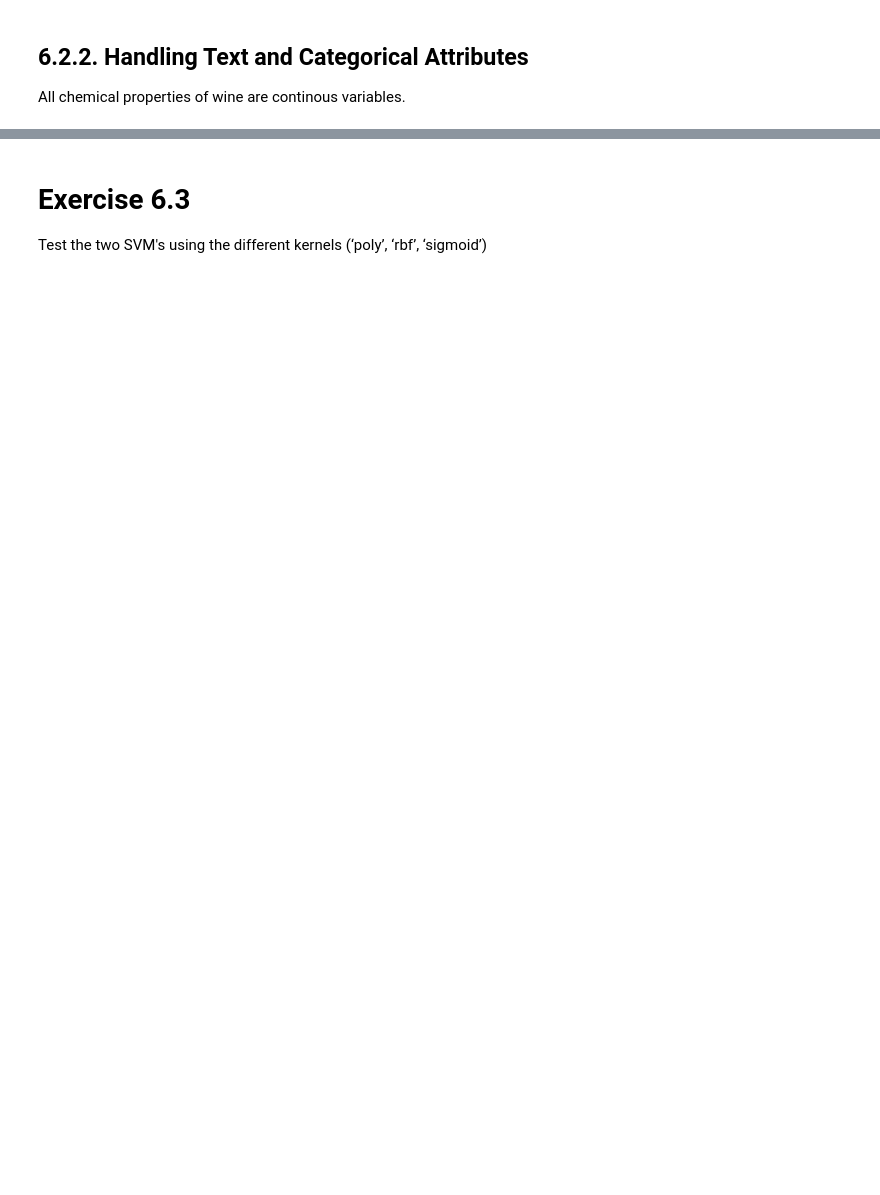
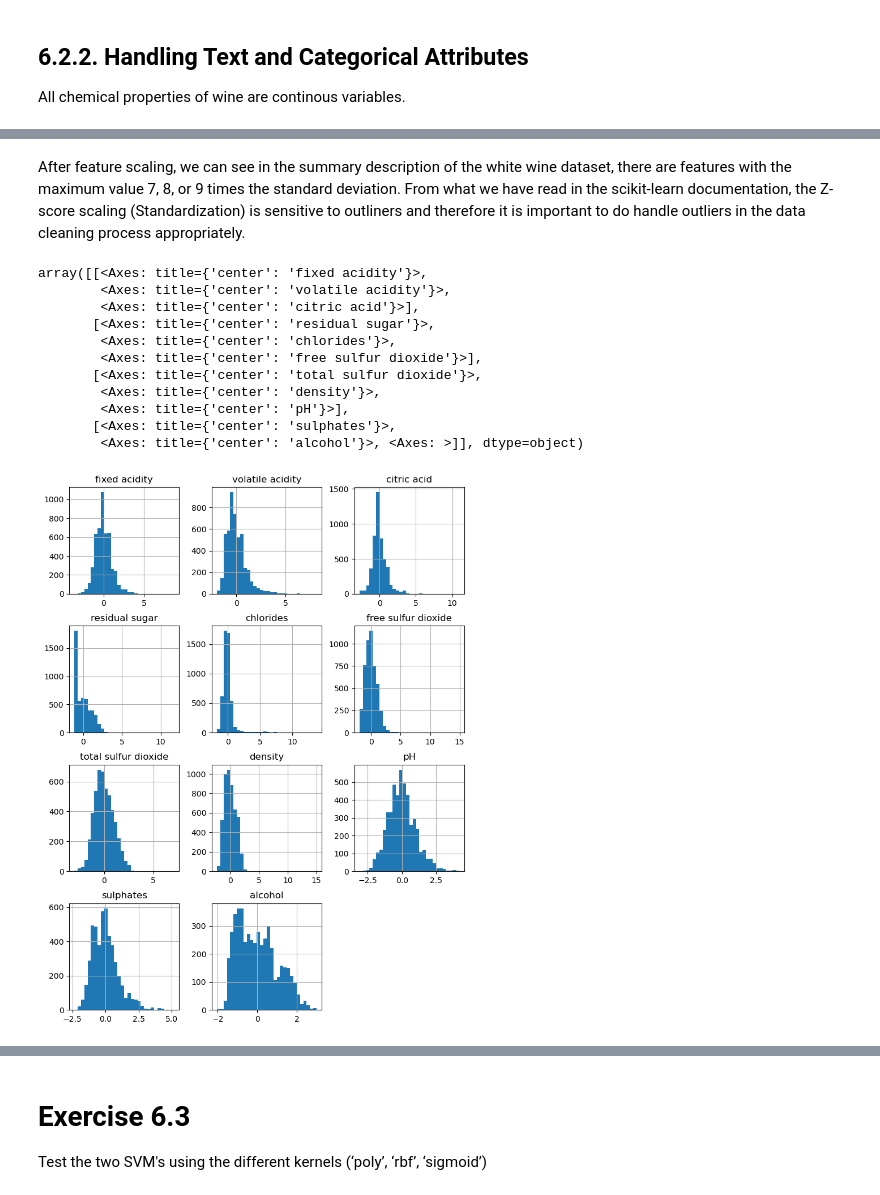
Before and after one commit to DangDecTen/practical-ml-class, a Jupyter notebook: exercises/E6-SVM&Regularization.ipynb, the cells around one changed output, grey strips where cells are left out. Drawn from its saved outputs; the diff is of its cells as text; code cells hidden in the pictures; blank space fills up the shorter version.

```diff
--- a/exercises/E6-SVM&Regularization.ipynb
+++ b/exercises/E6-SVM&Regularization.ipynb
@@ -201,0 +210,8 @@ If some outliers are present in the set, their impact on model performance shoul
+# %%
+redwine_mean = cleaned_redwine.mean()
+redwine_std = cleaned_redwine.std()
+scaled_redwine = (cleaned_redwine - redwine_mean) / redwine_std
+
+whitewine_mean = whitewine.mean()
+whitewine_std = whitewine.std()
+scaled_whitewine = (whitewine - whitewine_mean) / whitewine_std
@@ -201,0 +230,17 @@ If some outliers are present in the set, their impact on model performance shoul
+# %% [markdown]
+After feature scaling, we can see in the summary description of the white wine dataset, there are features with the maximum value 7, 8, or 9 times the standard deviation. From what we have read in the scikit-learn documentation, the Z-score scaling (Standardization) is sensitive to outliners and therefore it is important to do handle outliers in the data cleaning process appropriately.
+# %%
+scaled_whitewine.hist(bins=30, figsize=(3*3, 4*3), )
+# %% [output]
+array([[<Axes: title={'center': 'fixed acidity'}>,
+        <Axes: title={'center': 'volatile acidity'}>,
+        <Axes: title={'center': 'citric acid'}>],
+       [<Axes: title={'center': 'residual sugar'}>,
+        <Axes: title={'center': 'chlorides'}>,
+        <Axes: title={'center': 'free sulfur dioxide'}>],
+       [<Axes: title={'center': 'total sulfur dioxide'}>,
+        <Axes: title={'center': 'density'}>,
+        <Axes: title={'center': 'pH'}>],
+       [<Axes: title={'center': 'sulphates'}>,
+        <Axes: title={'center': 'alcohol'}>, <Axes: >]], dtype=object)
+[figure, added]
```
Also changed, not shown: parts of 12 cells of this notebook.
